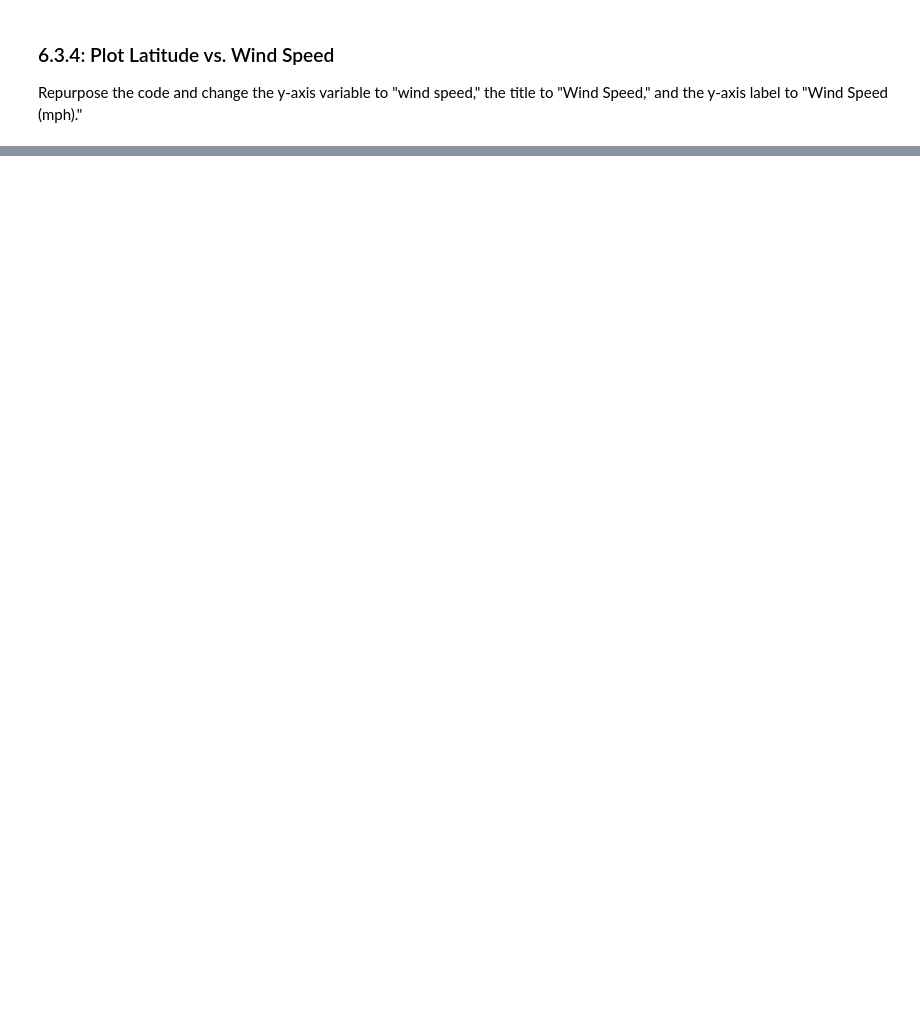
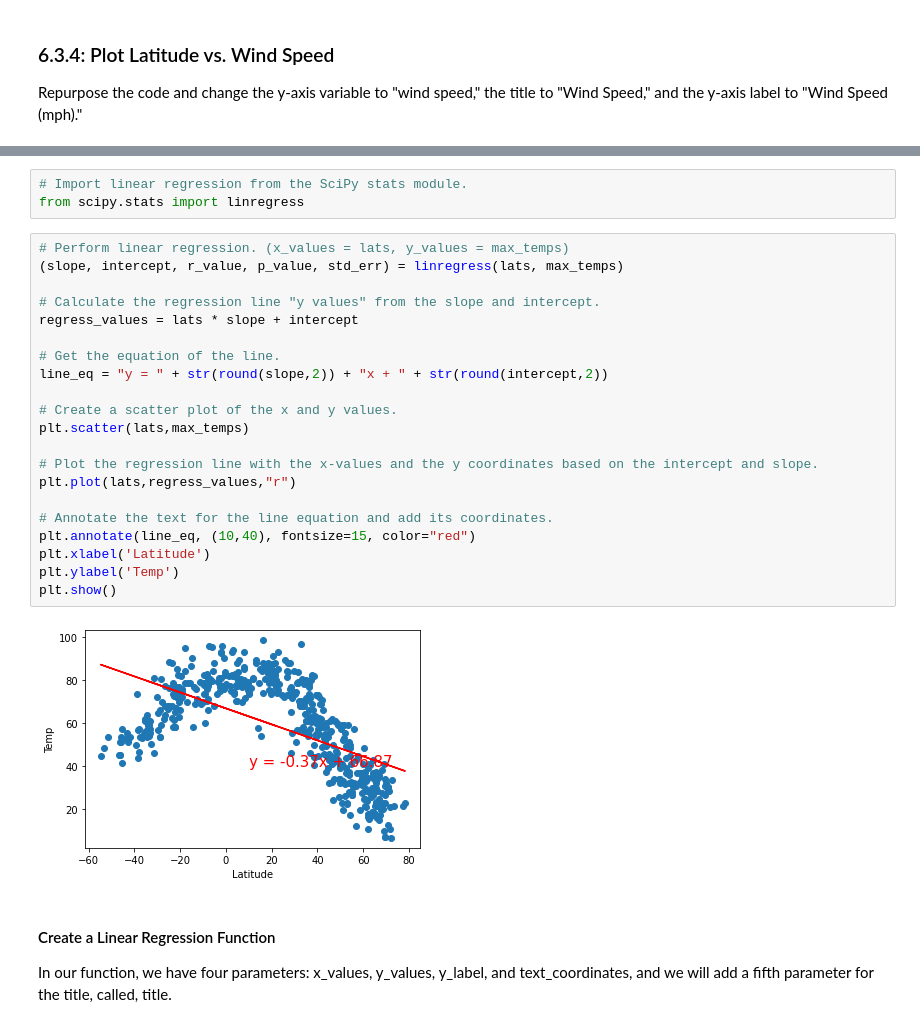
Before and after one commit to rustiri/World_Weather_Analysis, a Jupyter notebook: WeatherPy.ipynb, the cells around one changed output, grey strips where cells are left out. Drawn from its saved outputs; the diff is of its cells as text; blank space fills up the shorter version.

Commit message:
adding linear regression for nothern and southern hemisphere.

```diff
--- a/WeatherPy.ipynb
+++ b/WeatherPy.ipynb
@@ -319,0 +332,30 @@ plt.show()
+# %%
+# Import linear regression from the SciPy stats module.
+from scipy.stats import linregress
+# %%
+# Perform linear regression. (x_values = lats, y_values = max_temps)
+(slope, intercept, r_value, p_value, std_err) = linregress(lats, max_temps)
+
+# Calculate the regression line "y values" from the slope and intercept.
+regress_values = lats * slope + intercept
+
+# Get the equation of the line.
+line_eq = "y = " + str(round(slope,2)) + "x + " + str(round(intercept,2))
+
+# Create a scatter plot of the x and y values.
+plt.scatter(lats,max_temps)
+
+# Plot the regression line with the x-values and the y coordinates based on the intercept and slope.
+plt.plot(lats,regress_values,"r")
+
+# Annotate the text for the line equation and add its coordinates.
+plt.annotate(line_eq, (10,40), fontsize=15, color="red")
+plt.xlabel('Latitude')
+plt.ylabel('Temp')
+plt.show()
+# %% [output]
+[figure, added]
+# %% [markdown]
+
+<h4>Create a Linear Regression Function</h4>
+<p>In our function, we have four parameters: x_values, y_values, y_label, and text_coordinates, and we will add a fifth parameter for the title, called, title.</p>
```
Also changed, not shown: parts of 38 cells of this notebook.
